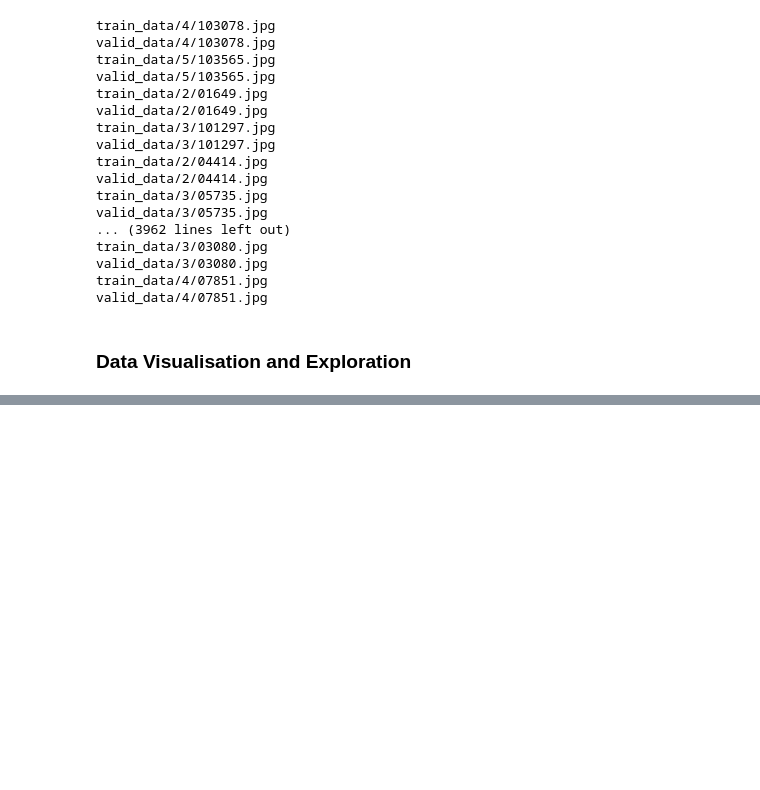
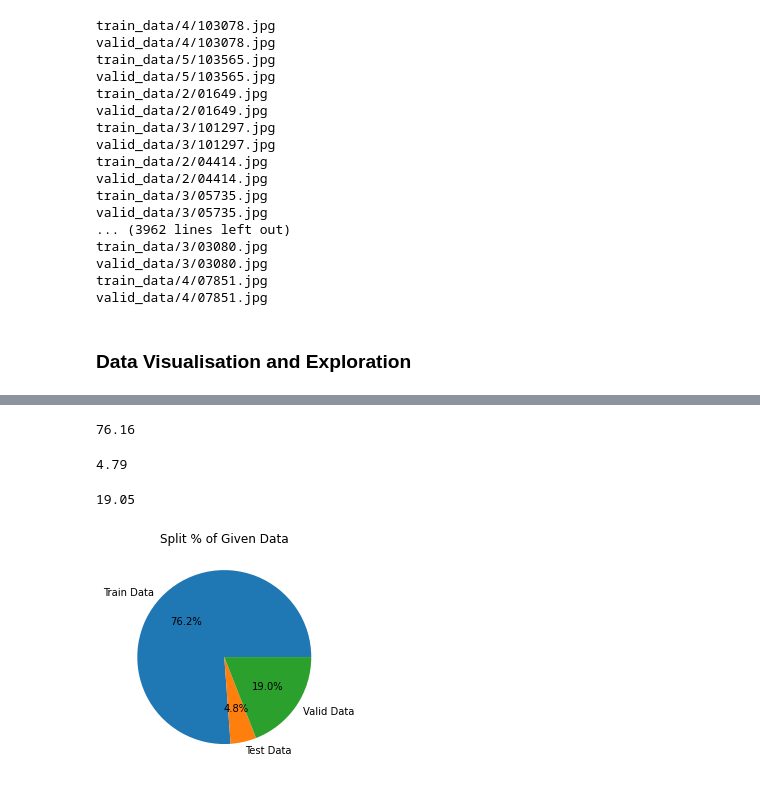
Before and after one commit to Araz1103/Udacity_AWS_MLE_NanoDegree_Capstone, a Jupyter notebook: Create_Data_Capstone.ipynb, the cells around one changed output, grey strips where cells are left out. Cells and saved outputs as stored; diff of their text form; code cells hidden in the pictures; blank space fills up the shorter version.

Commit message:
Add files via upload
Have added some Train-Test-Valid Visualisations and Data Exploration

```diff
--- a/Create_Data_Capstone.ipynb
+++ b/Create_Data_Capstone.ipynb
@@ -541,0 +573,2 @@ valid_data/4/07851.jpg
+# %%
+num_valid = sum([len(v) for k, v in valid_data.items()])
@@ -541,0 +591,29 @@ valid_data/4/07851.jpg
+# %%
+train_perc = num_train/total_num
+# %%
+test_perc = num_test/total_num
+# %%
+valid_perc = num_valid/total_num
+# %%
+round(train_perc*100,2)
+# %% [output]
+76.16
+# %%
+round(test_perc*100,2)
+# %% [output]
+4.79
+# %%
+round(valid_perc*100,2)
+# %% [output]
+19.05
+# %%
+import numpy as np
+
+y = np.array([train_perc, test_perc, valid_perc])
+mylabels = ["Train Data", "Test Data", "Valid Data"]
+
+plt.pie(y, labels = mylabels,autopct='%1.1f%%')
+plt.title("Split % of Given Data")
+plt.show()
+# %% [output]
+[figure, added]
```
Also changed, not shown: parts of 15 cells of this notebook.
